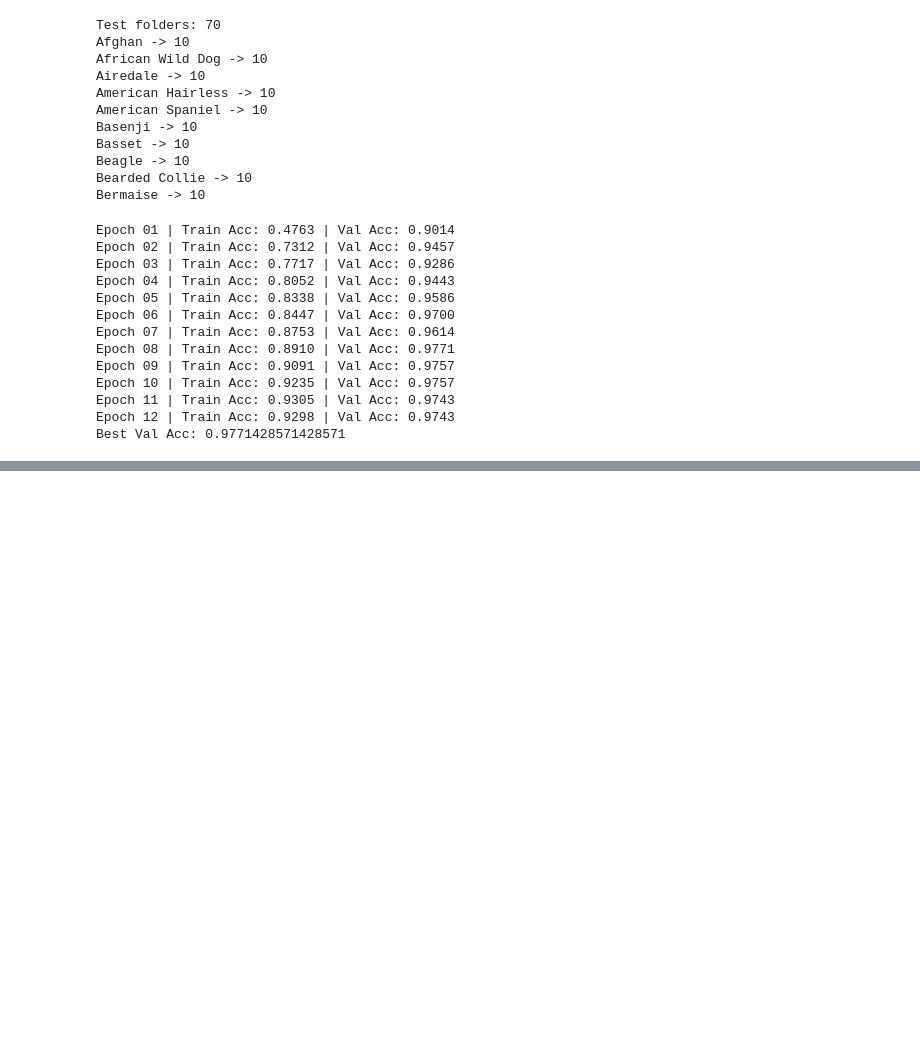
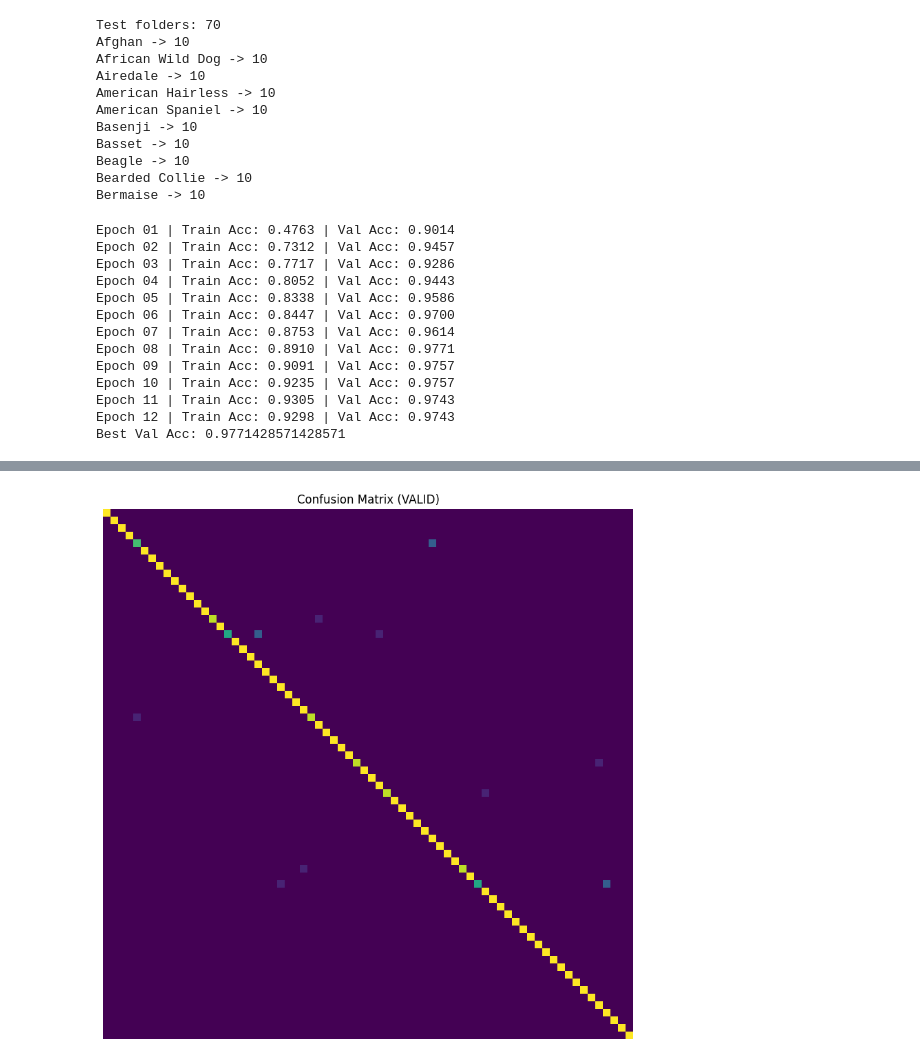
Before and after one commit to WePsychology/Dog-Breed-Classification, a Jupyter notebook: dog-breed-classification.ipynb, the cells around one changed output, grey strips where cells are left out. Cells and saved outputs as stored; diff of their text form; code cells hidden in the pictures; blank space fills up the shorter version.

```diff
--- a/dog-breed-classification.ipynb
+++ b/dog-breed-classification.ipynb
@@ -341,3 +341,9 @@ Epoch 10 | Train Acc: 0.9235 | Val Acc: 0.9757
 Epoch 11 | Train Acc: 0.9305 | Val Acc: 0.9743
 Epoch 12 | Train Acc: 0.9298 | Val Acc: 0.9743
 Best Val Acc: 0.9771428571428571
+# %%
+model.load_state_dict(torch.load("best_transformer.pth", map_location=device))
+
+val_loss, val_acc = evaluate(model, val_loader)
+print("Best Model - VALID Loss:", val_loss)
+print("Best Model - VALID Acc :", val_acc)
@@ -343,0 +353,17 @@ Best Val Acc: 0.9771428571428571
+# %%
+@torch.no_grad()
+def get_preds(model, loader):
+    model.eval()
+    all_p, all_y = [], []
+    for x, y in loader:
+        x = x.to(device)
+        logits = model(x)
+        p = logits.argmax(1).cpu().numpy()
+        all_p.append(p)
+        all_y.append(y.numpy())
+    return np.concatenate(all_p), np.concatenate(all_y)
+
+val_preds, val_ys = get_preds(model, val_loader)
+
+print("VALID Accuracy:", (val_preds == val_ys).mean())
+print(classification_report(val_ys, val_preds, target_names=val_ds.classes))
@@ -343,0 +388,10 @@ Best Val Acc: 0.9771428571428571
+# %%
+cm = confusion_matrix(val_ys, val_preds)
+
+plt.figure(figsize=(10,10))
+plt.imshow(cm)
+plt.title("Confusion Matrix (VALID)")
+plt.axis("off")
+plt.show()
+# %% [output]
+[figure, added]
```
Also changed, not shown: parts of 7 cells of this notebook.
